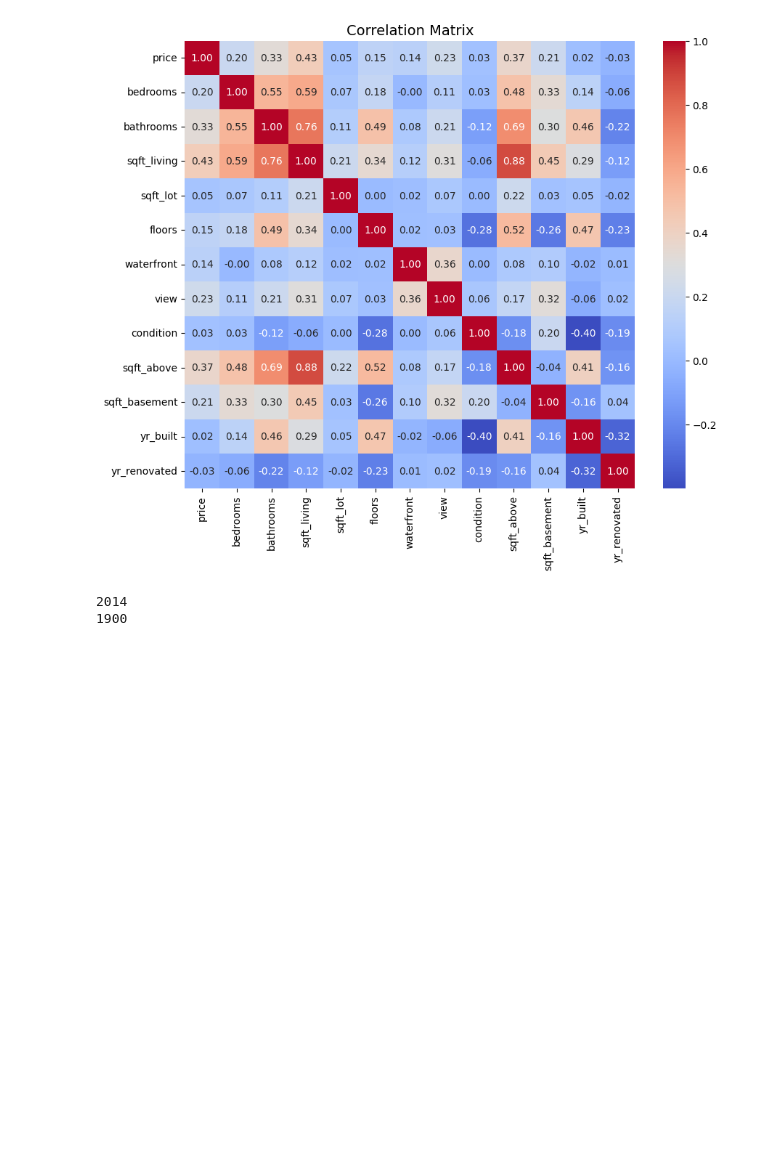
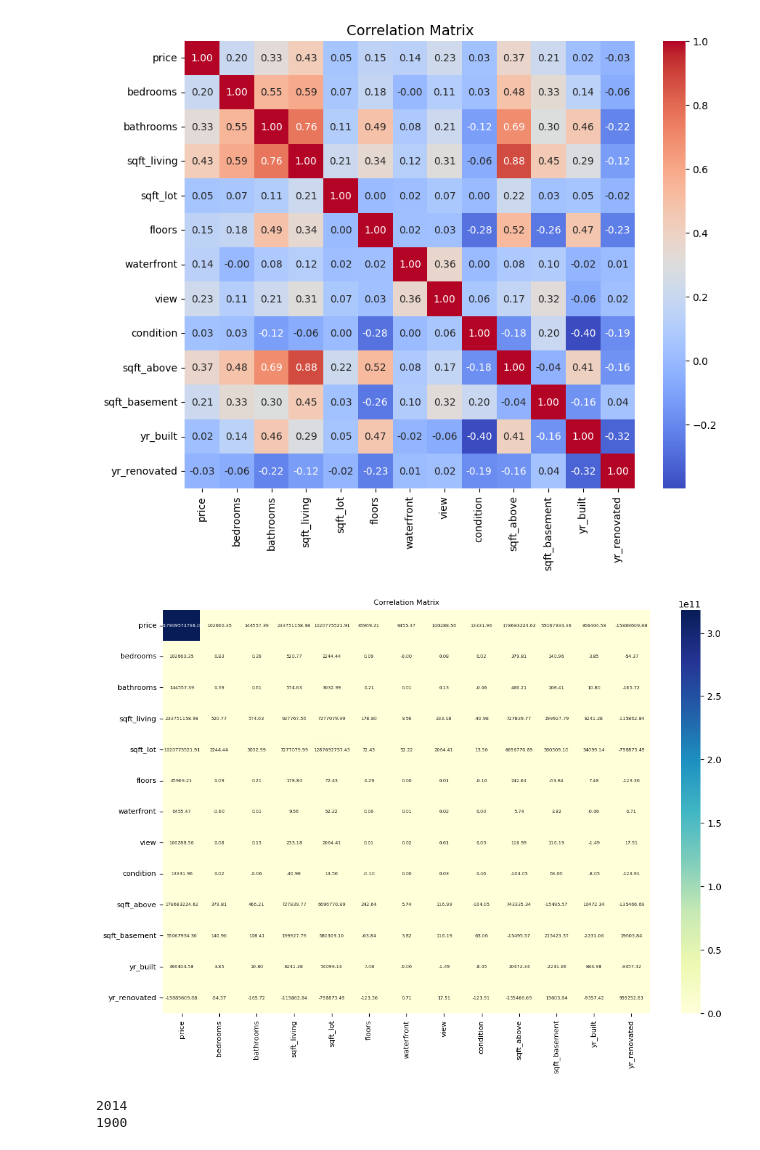
Before and after one commit to noelmt7/AML_Ex2, a Jupyter notebook: 2348538_EX2.ipynb, the cells around one changed output. Saved outputs shown, nothing was run; the diff lists cells and outputs as text; code cells hidden in the pictures; blank space fills up the shorter version.

```diff
--- a/2348538_EX2.ipynb
+++ b/2348538_EX2.ipynb
@@ -6,7 +4,7 @@ import matplotlib.pyplot as plt
 import seaborn as sns
 import numpy as np
 # %%
-df = pd.read_csv('/content/data - data.csv')
+df = pd.read_csv("C:/Users/noelm/Downloads/data - data.csv")
 df.head()
 # %% [output]
 |  | date | price | bedrooms | bathrooms | sqft_living | sqft_lot | floors | waterfront | view | condition | ... |
@@ -79,3 +77,6 @@ sqft_above     0.408535     -0.160426
 sqft_basement -0.161675      0.043125
 yr_built       1.000000     -0.321342
 yr_renovated  -0.321342      1.000000
+# %%
+covariance_mat = df.cov()
+covariance_mat
@@ -86,6 +102,15 @@ plt.title('Correlation Matrix', fontsize=14)
 plt.show()
 # %% [output]
 [figure]
+# %%
+plt.figure(figsize=(12, 8))  # Adjust the figure size if needed
+sns.heatmap(covariance_mat, annot=True, cmap='YlGnBu', fmt=".2f", annot_kws={"size": 5})
+plt.title('Correlation Matrix', fontsize=8)
+plt.xticks(fontsize = 8)
+plt.yticks(fontsize = 8)
+plt.show()
+# %% [output]
+[figure, added]
 # %%
 print(max (df['yr_built']))
 print(min (df['yr_built']))
```
Also changed, not shown: parts of 6 cells of this notebook.
